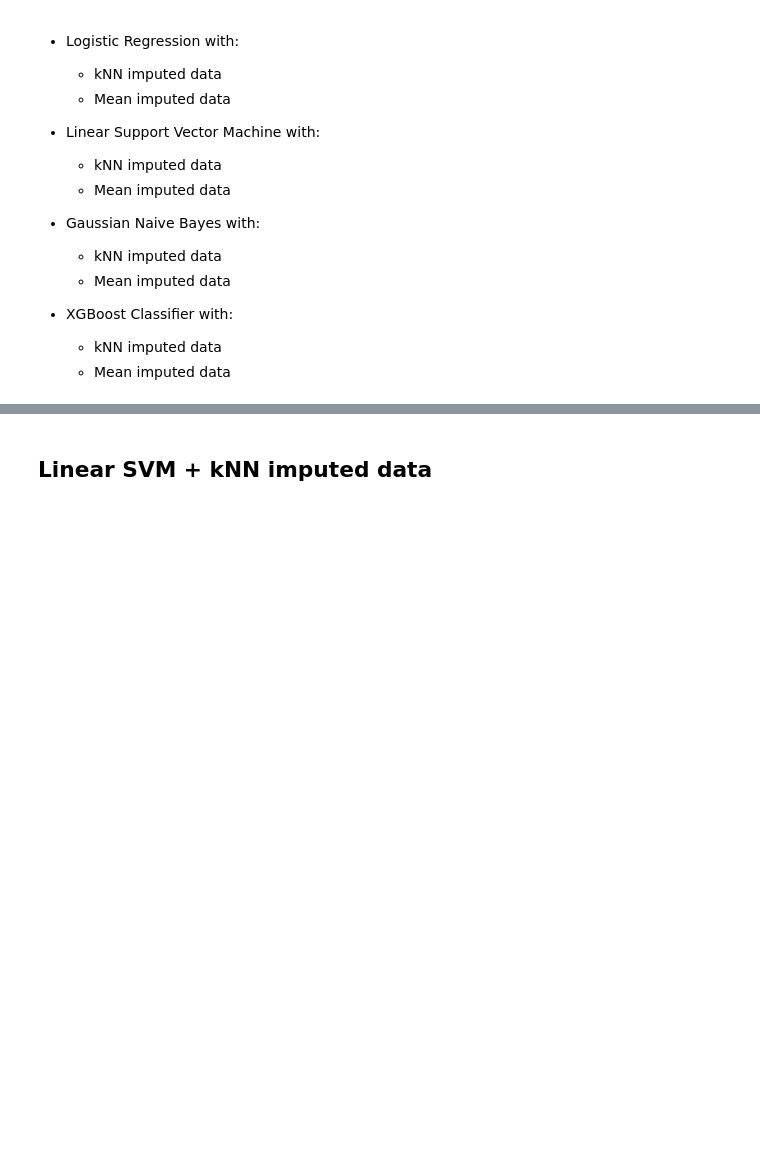
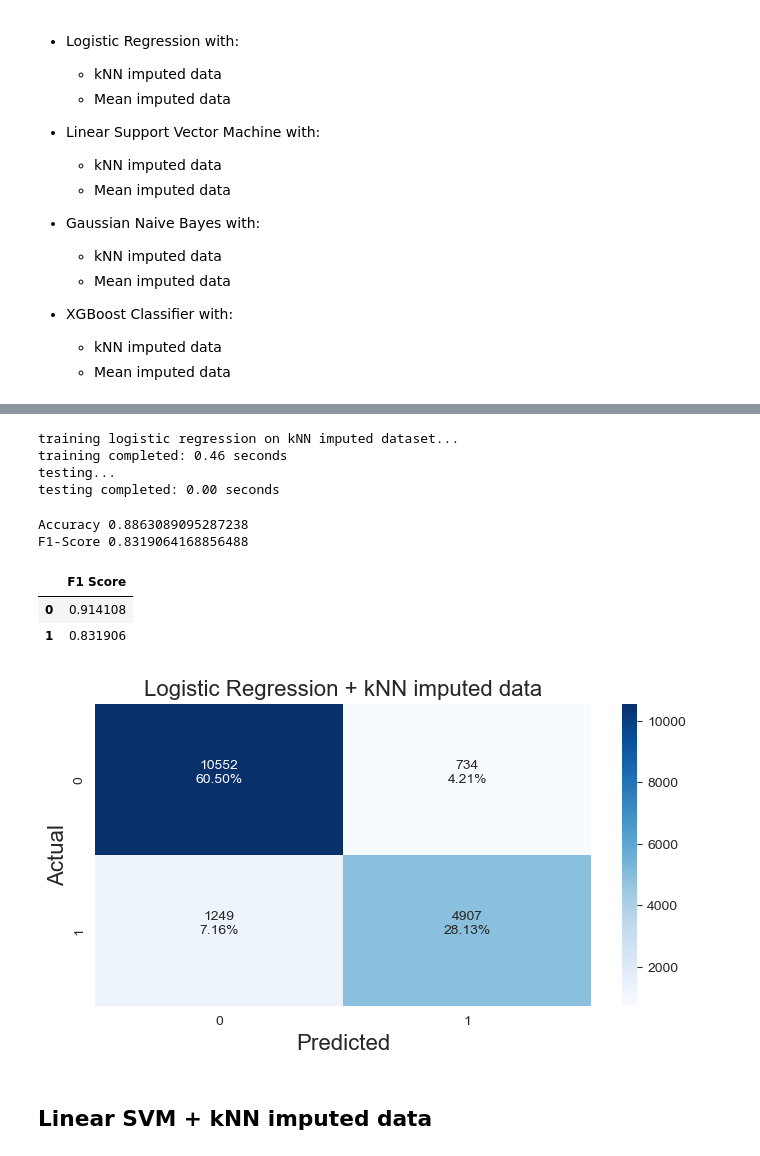
Before and after one commit to leoAshu/phishing-url-detection, a Jupyter notebook: notebooks/main.ipynb, the cells around one changed output, grey strips where cells are left out. Drawn from its saved outputs; the diff is of its cells as text; code cells hidden in the pictures; blank space fills up the shorter version.

Commit message:
logistic regression + knn-imputed dataset

```diff
--- a/notebooks/main.ipynb
+++ b/notebooks/main.ipynb
@@ -919,3 +887,61 @@ testing completed: 0.00 seconds
+# %%
+# train and test logistic regression
+# logistic regression + knn-imputed data
+# instantiate logistic regression model
+model = LogisticRegression()
+
+# training start
+print('training logistic regression on kNN imputed dataset...')
+start_time = time.time()
+
+# fit the imputer to the train set
+model.fit(x_knn_train, y_knn_train.values.ravel())
+
+# training end
+end_time = time.time()
+print('training completed:', '{:.2f}'.format(end_time - start_time), 'seconds')
+
+# testing start
+print('testing...')
+start_time = time.time()
+
+# make predictions on validation set
+y_pred = model.predict(x_knn_valid)
+
+# testing end
+end_time = time.time()
+print('testing completed:', '{:.2f}'.format(end_time - start_time), 'seconds')
+# %% [output]
+training logistic regression on kNN imputed dataset...
+training completed: 0.46 seconds
+testing...
+testing completed: 0.00 seconds
+# %%
+# results: logistic regression + knn-imputed dataset
+# accuracy
+print('Accuracy', accuracy_score(y_knn_valid, y_pred))
+
+# f1 score
+print('F1-Score', f1_score(y_knn_valid, y_pred))
+
+# class label-wise f1 score
+# 0 - Not Phishing
+# 1 - Phishing
+display(pd.DataFrame(np.asarray(f1_score(y_knn_valid, y_pred, average=None)).T, columns=['F1 Score'], index=['0', '1']))
+
+# confusion matrix
+# plot heatmap
+plot_confusion_matrix(
+    confusion_matrix(y_knn_valid.values.ravel(), y_pred),
+    'Logistic Regression + kNN imputed data'
+)
+# %% [output]
+Accuracy 0.8863089095287238
+F1-Score 0.8319064168856488
+|  | F1 Score |
+| 0 | 0.914108 |
+| 1 | 0.831906 |
+[figure, added]
 # %% [markdown]
 ## Linear SVM + kNN imputed data
 # %%
```
Also changed, not shown: parts of 1 cell of this notebook.
